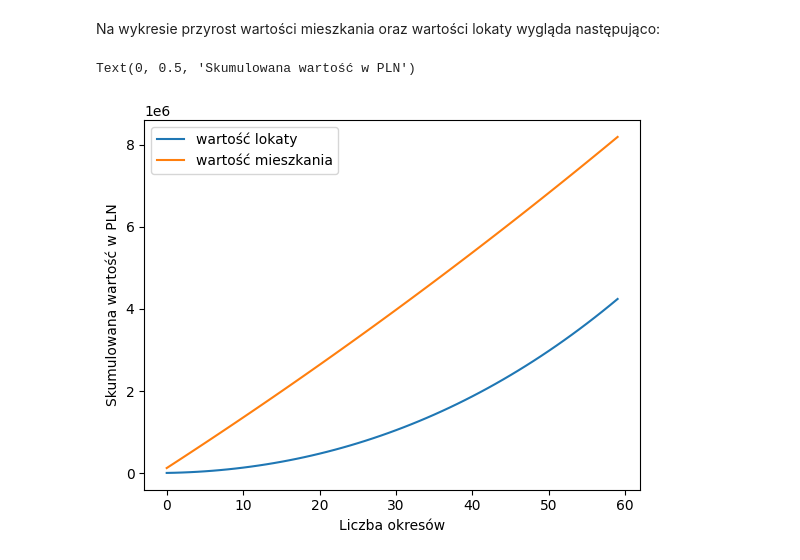
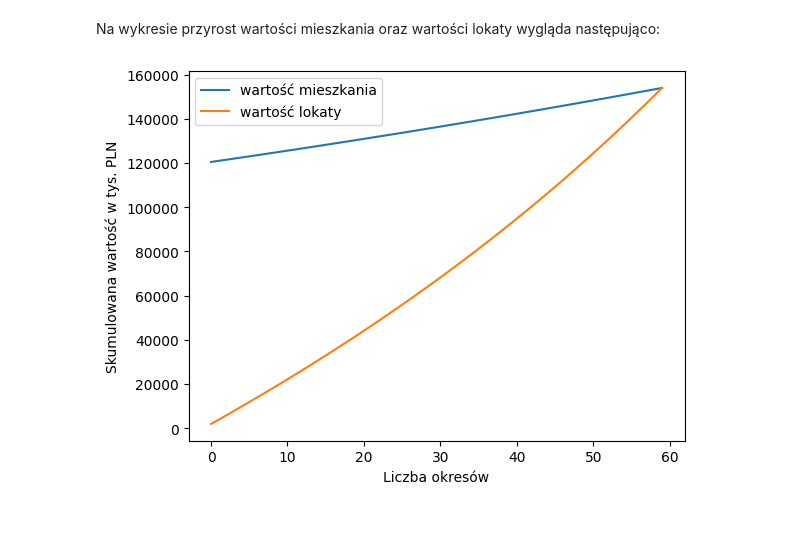
Before and after one commit to ewajo/apartment, a Jupyter notebook: apartment_calc_final.ipynb, the cells around one changed output. Drawn from its saved outputs; the diff is of its cells as text; code cells hidden in the pictures; blank space fills up the shorter version.

```diff
--- a/apartment_calc_final.ipynb
+++ b/apartment_calc_final.ipynb
@@ -71,11 +71,12 @@ Na wykresie przyrost wartości mieszkania oraz wartości lokaty wygląda następ
 # %%
 import matplotlib.pyplot as plt
 
-plt.plot(cum_full_payment.cumsum(),label='wartość lokaty')
-plt.plot(future_value.cumsum(),label='wartość mieszkania')
+y1=plt.plot(future_value,label='wartość mieszkania')
+y2=plt.plot(cum_full_payment, label='wartość lokaty')
 plt.legend()
 plt.xlabel('Liczba okresów')
-plt.ylabel('Skumulowana wartość w PLN')
+plt.ylabel('Skumulowana wartość w tys. PLN')
+plt.yscale('linear')
+plt.show()
 # %% [output]
-Text(0, 0.5, 'Skumulowana wartość w PLN')
-[figure, old version]
+[figure, new version]
```
Also changed, not shown: parts of 1 cell of this notebook.
